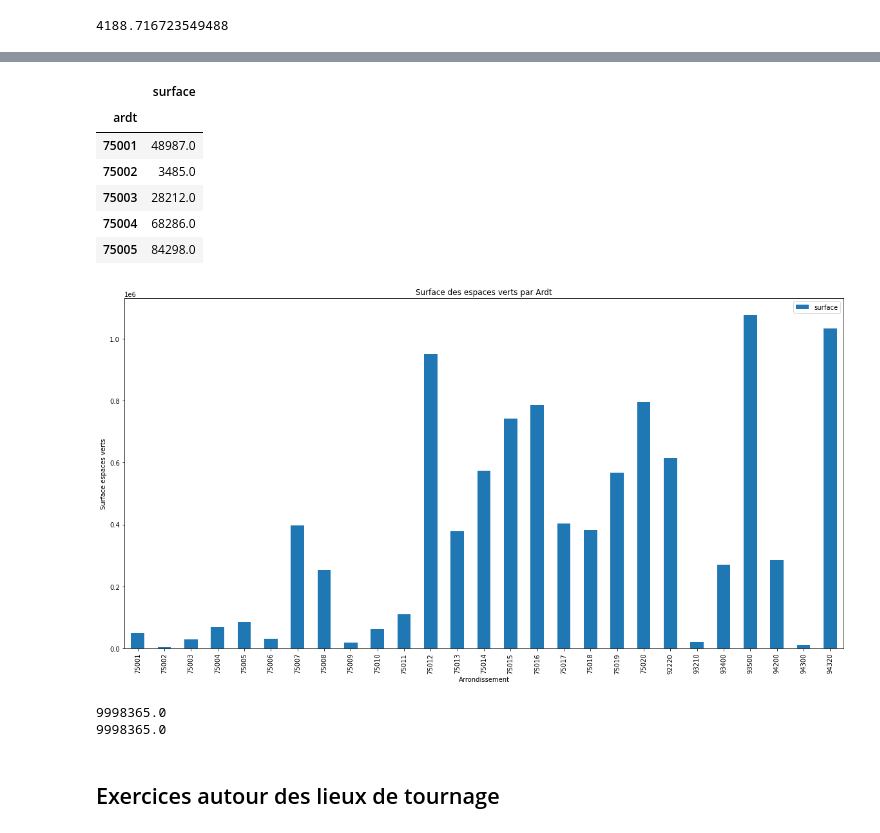
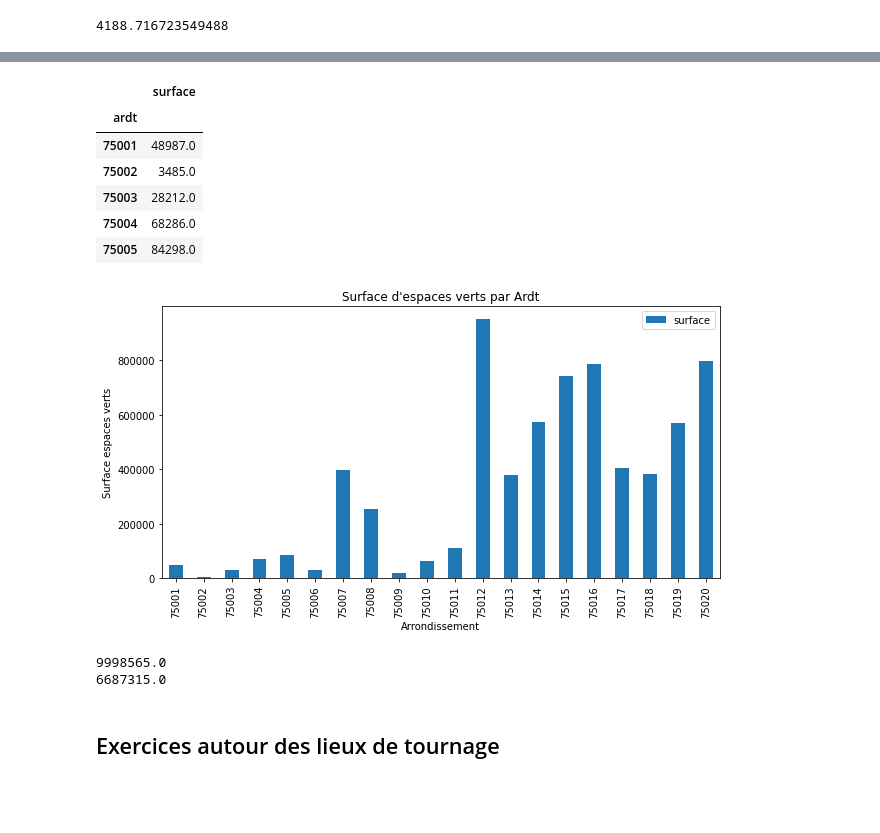
Before and after one commit to mastersigat/GeoPandas, a Jupyter notebook: Séance_1_(intro_Pandas).ipynb, the cells around one changed output, grey strips where cells are left out. Drawn from its saved outputs; the diff is of its cells as text; code cells hidden in the pictures; blank space fills up the shorter version.

```diff
--- a/Séance_1_(intro_Pandas).ipynb
+++ b/Séance_1_(intro_Pandas).ipynb
@@ -215,0 +185,11 @@ EspacevertARDT.head()
+# %%
+#Ne garder que les arrondissement de Paris
+
+EspacevertsParis = EspacesvertsOk[(EspacesvertsOk["ardt"] <76000)]
+
+EspacevertsParisardt = EspacevertsParis[["ardt", "id"]].groupby("ardt").count()
+EspacevertsParisardt.plot(figsize =(10,5), kind="bar")
+plt.title("Nb d'espace verts par Ardt")
+plt.xlabel("Arrondissement")
+plt.ylabel("Nb espaces verts")
+EspacevertsParisardt.head()
@@ -223,21 +228,21 @@ Squares["surface"].mean()
 # %%
 #Calculer la superficie des espaces vert par arrondissement (agrégation statistique)
 
-SurfaceEspacevertARDT = EspacesvertsOk[["ardt", "surface"]].groupby("ardt").sum()
-SurfaceEspacevertARDT.plot(figsize =(20,10), kind="bar")
-plt.title("Surface des espaces verts par Ardt")
+SurfaceEspacevertARDT = EspacevertsParis[["ardt", "surface"]].groupby("ardt").sum()
+SurfaceEspacevertARDT.plot(figsize =(10,5), kind="bar")
+plt.title("Surface d'espaces verts par Ardt")
 plt.xlabel("Arrondissement")
 plt.ylabel("Surface espaces verts")
 SurfaceEspacevertARDT.head()
 # %% [output]
 |  | surface |
 | ardt |  |
 | 75001 | 48987.0 |
 | 75002 | 3485.0 |
 | 75003 | 28212.0 |
 | 75004 | 68286.0 |
 | 75005 | 84298.0 |
-[figure, old version]
+[figure, new version]
 # %%
 #Verifications
 
@@ -247,8 +252,8 @@ print(totalsurface)
 totalsurface2 = SurfaceEspacevertARDT['surface'].sum()
 print(totalsurface2)
 # %% [output]
-9998365.0
-9998365.0
+9998565.0
+6687315.0
 # %% [markdown]
 ## Exercices autour des lieux de tournage
 # %% [markdown]
```
Also changed, not shown: parts of 21 cells of this notebook.
